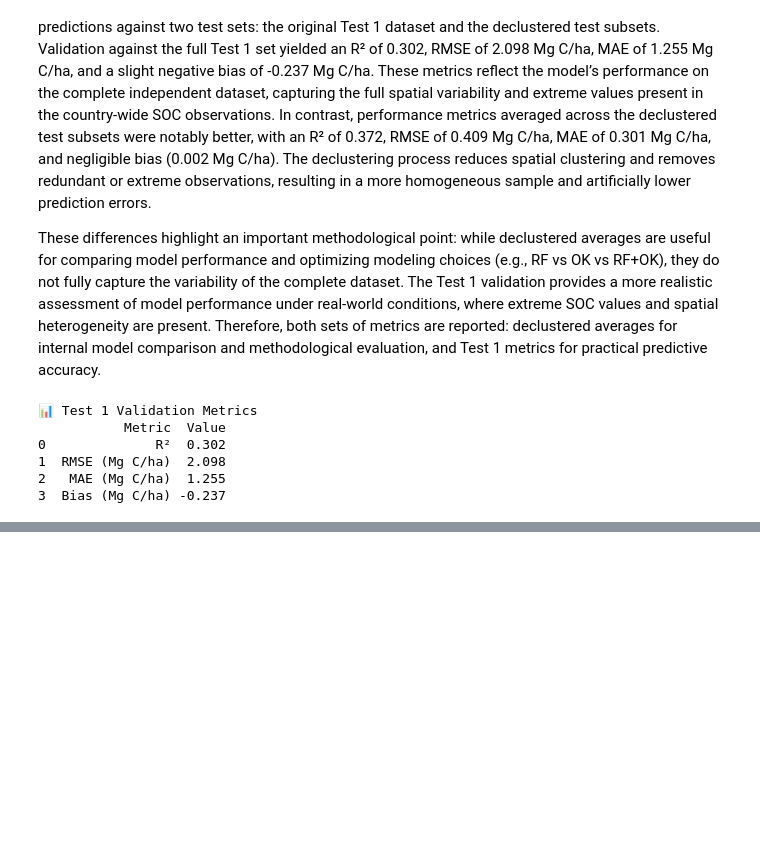
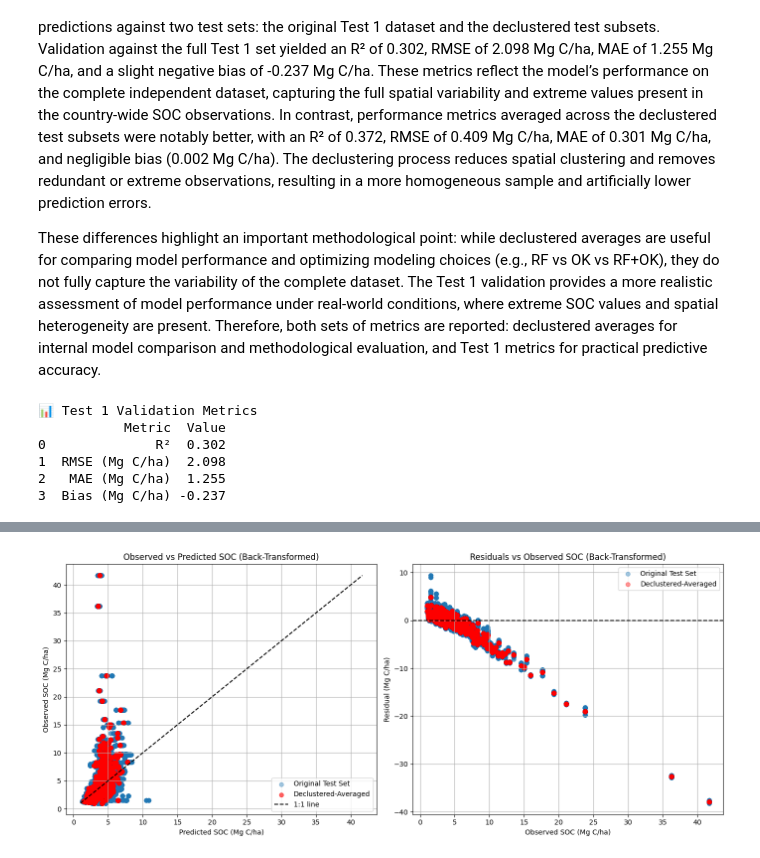
Before and after one commit to inesschwartz/ThesisSoilAngola, a Jupyter notebook: validation_models.ipynb/test1_val.ipynb, the cells around one changed output, grey strips where cells are left out. Saved outputs shown, nothing was run; the diff lists cells and outputs as text; code cells hidden in the pictures; blank space fills up the shorter version.

```diff
--- a/validation_models.ipynb/test1_val.ipynb
+++ b/validation_models.ipynb/test1_val.ipynb
@@ -210,0 +211,58 @@ plt.show()
+# %%
+import pandas as pd
+import matplotlib.pyplot as plt
+import numpy as np
+
+# -----------------------------
+# Load predictions CSV
+# -----------------------------
+csv_path = "/Users/inesschwartz/Desktop/model/results_cv_global/cv_point_predictions_all_declusters.csv"
+df = pd.read_csv(csv_path)
+
+# Compute declustered-averaged predictions per site
+avg_preds = df.groupby('site_info_id')['y_pred'].mean().reset_index()
+merged_df = df[['site_info_id','y_true','y_pred']].drop_duplicates().merge(avg_preds, on='site_info_id')
+merged_df.rename(columns={'y_pred_x':'raw_pred', 'y_pred_y':'avg_pred'}, inplace=True)
+
+# -------------------------------------------------------
+# BACK-TRANSFORM from log-space → Mg C / ha
+# -------------------------------------------------------
+merged_df['y_true_bt']    = np.exp(merged_df['y_true'])
+merged_df['raw_pred_bt']  = np.exp(merged_df['raw_pred'])
+merged_df['avg_pred_bt']  = np.exp(merged_df['avg_pred'])
+
+# Recompute residuals in Mg C/ha
+merged_df['residual_raw_bt'] = merged_df['raw_pred_bt'] - merged_df['y_true_bt']
+merged_df['residual_avg_bt'] = merged_df['avg_pred_bt'] - merged_df['y_true_bt']
+
+# -----------------------------
+# Plot scatter + residuals
+# -----------------------------
+fig, axes = plt.subplots(1, 2, figsize=(14,6))
+
+# Scatter plot (back-transformed)
+axes[0].scatter(merged_df['raw_pred_bt'], merged_df['y_true_bt'], alpha=0.4, label='Original Test Set')
+axes[0].scatter(merged_df['avg_pred_bt'], merged_df['y_true_bt'], alpha=0.6, color='red', label='Declustered-Averaged')
+axes[0].plot([merged_df['y_true_bt'].min(), merged_df['y_true_bt'].max()],
+             [merged_df['y_true_bt'].min(), merged_df['y_true_bt'].max()],
+             color='black', linestyle='--', label='1:1 line')
+axes[0].set_xlabel("Predicted SOC (Mg C/ha)")
+axes[0].set_ylabel("Observed SOC (Mg C/ha)")
+axes[0].set_title("Observed vs Predicted SOC (Back-Transformed)")
+axes[0].legend()
+axes[0].grid(True)
+
+# Residuals plot (back-transformed)
+axes[1].scatter(merged_df['y_true_bt'], merged_df['residual_raw_bt'], alpha=0.4, label='Original Test Set')
+axes[1].scatter(merged_df['y_true_bt'], merged_df['residual_avg_bt'], alpha=0.4, color='red', label='Declustered-Averaged')
+axes[1].axhline(0, color='black', linestyle='--')
+axes[1].set_xlabel("Observed SOC (Mg C/ha)")
+axes[1].set_ylabel("Residual (Mg C/ha)")
+axes[1].set_title("Residuals vs Observed SOC (Back-Transformed)")
+axes[1].legend()
+axes[1].grid(True)
+
+plt.tight_layout()
+plt.show()
+# %% [output]
+[figure, added]
```
Also changed, not shown: parts of 2 cells of this notebook, 22 other files.
